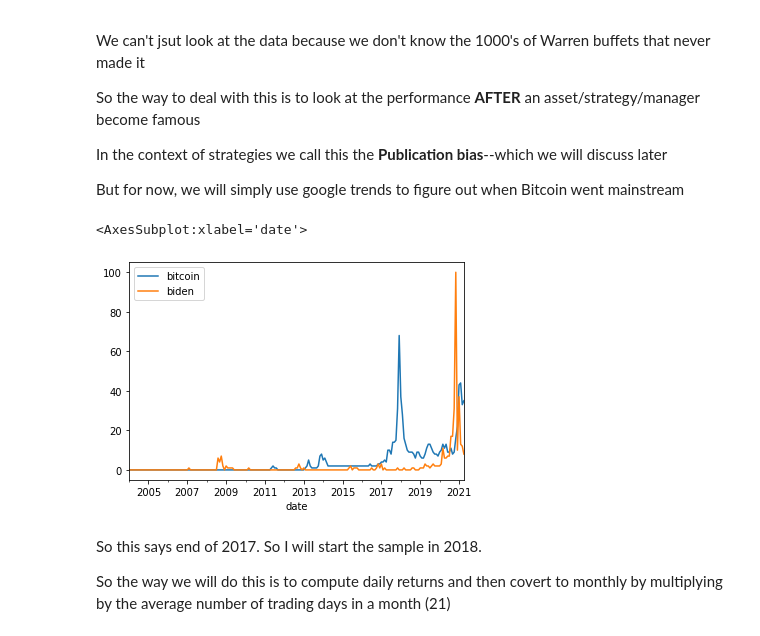
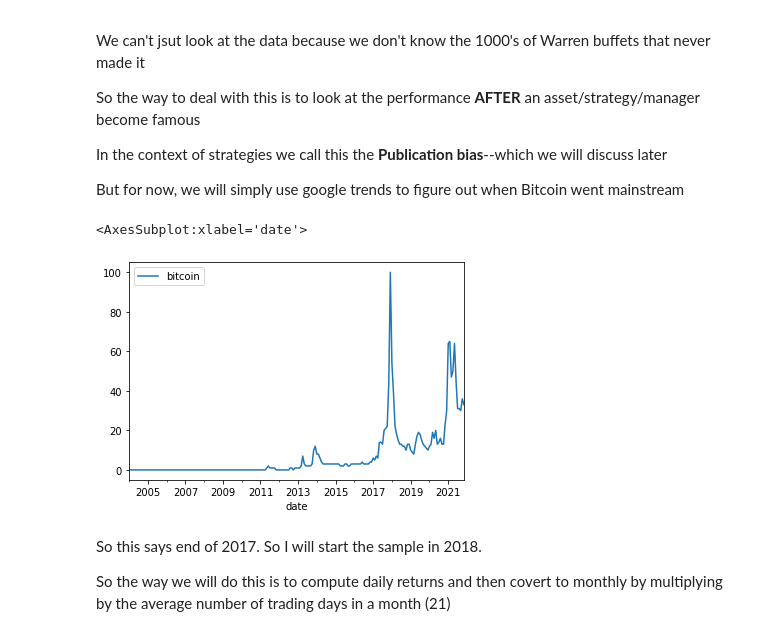
Before and after one commit to amoreira2/Lectures, a Jupyter notebook: chapters/Finance/EstimationUncertainty.ipynb, the cells around one changed output. Drawn from its saved outputs; the diff is of its cells as text; code cells hidden in the pictures.

```diff
--- a/chapters/Finance/EstimationUncertainty.ipynb
+++ b/chapters/Finance/EstimationUncertainty.ipynb
@@ -165,13 +166,13 @@ But for now, we will simply use google trends to figure out when Bitcoin went ma
 # %%
 
 from pytrends.request import TrendReq
 pytrend = TrendReq()
-pytrend.build_payload(kw_list=['bitcoin','biden'],timeframe='all')
+pytrend.build_payload(kw_list=['bitcoin'],timeframe='all')
 Googletrends=pytrend.interest_over_time()
 Googletrends.plot()
 # %% [output]
 <AxesSubplot:xlabel='date'>
-[figure, old version]
+[figure, new version]
 # %% [markdown]
 So this says end of 2017. So I will start the sample in 2018.
 
```
Also changed, not shown: parts of 15 cells of this notebook.
